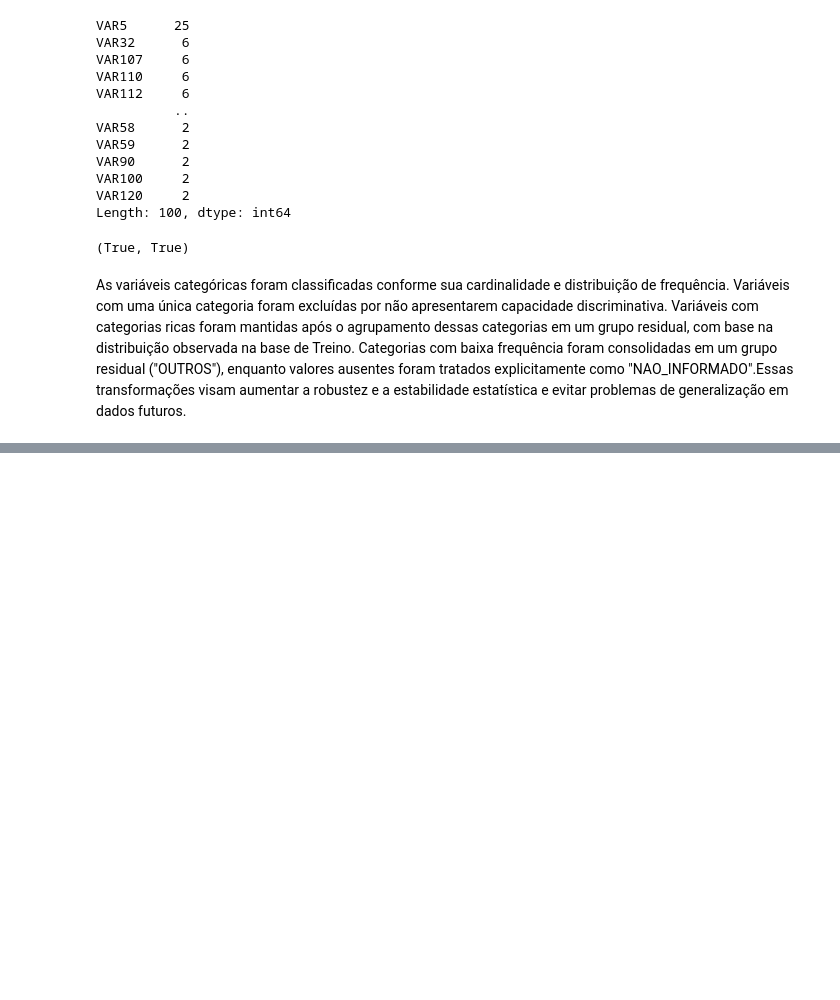
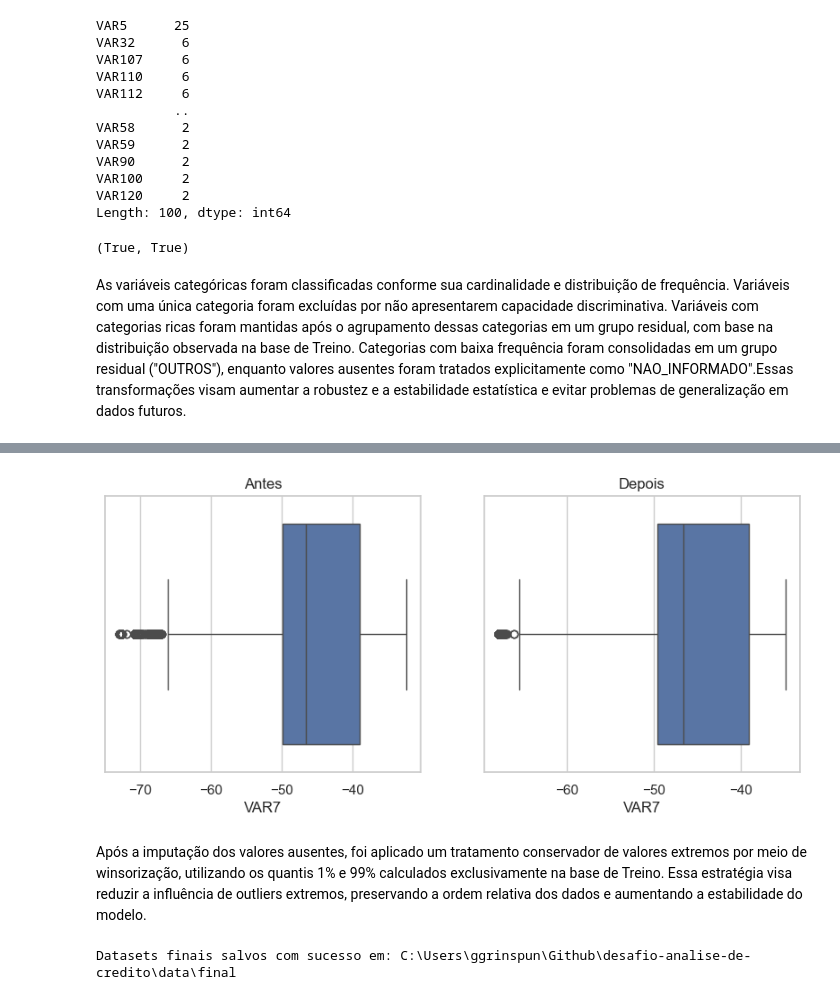
Before and after one commit to GGrinspun/desafio-analise-de-credito, a Jupyter notebook: notebooks/01_eda_and_preprocessing.ipynb, the cells around one changed output, grey strips where cells are left out. Cells and saved outputs as stored; diff of their text form; code cells hidden in the pictures; blank space fills up the shorter version.

```diff
--- a/notebooks/01_eda_and_preprocessing.ipynb
+++ b/notebooks/01_eda_and_preprocessing.ipynb
@@ -607,0 +577,3 @@ plt.show()
+# %%
+num_impute_values = df_train_cat[num_cols].median()
+print(num_impute_values.head(20))
@@ -607,0 +601,4 @@ plt.show()
+# %%
+df_train_cat[num_cols] = df_train_cat[num_cols].fillna(num_impute_values)
+df_test_cat[num_cols]  = df_test_cat[num_cols].fillna(num_impute_values)
+df_oot_cat[num_cols]   = df_oot_cat[num_cols].fillna(num_impute_values)
@@ -607,0 +612,17 @@ plt.show()
+# %%
+winsor_limits = {}
+
+for col in num_cols:
+    lower = df_train_cat[col].quantile(0.01)
+    upper = df_train_cat[col].quantile(0.99)
+    winsor_limits[col] = (lower, upper)
+
+def apply_winsorize(df, limits):
+    df = df.copy()
+    for col, (low, high) in limits.items():
+        df[col] = df[col].clip(lower=low, upper=high)
+    return df
+
+df_train_cat = apply_winsorize(df_train_cat, winsor_limits)
+df_test_cat  = apply_winsorize(df_test_cat, winsor_limits)
+df_oot_cat   = apply_winsorize(df_oot_cat, winsor_limits)
@@ -607,0 +638,4 @@ plt.show()
+# %%
+col = num_cols[2]
+
+df_train_cat[col].describe(), df_train_cat[col].describe()
@@ -607,0 +661,37 @@ plt.show()
+# %%
+plt.figure(figsize=(10, 4))
+
+plt.subplot(1, 2, 1)
+sns.boxplot(x=df_train[col])
+plt.title("Antes")
+
+plt.subplot(1, 2, 2)
+sns.boxplot(x=df_train_cat[col])
+plt.title("Depois")
+
+plt.show()
+# %% [output]
+[figure, added]
+# %% [markdown]
+Após a imputação dos valores ausentes, foi aplicado um tratamento conservador de valores
+extremos por meio de winsorização, utilizando os quantis 1% e 99% calculados
+exclusivamente na base de Treino. Essa estratégia visa reduzir a influência de outliers
+extremos, preservando a ordem relativa dos dados e aumentando a estabilidade do modelo.
+# %%
+from pathlib import Path
+
+# Definir diretório base de dados
+DATA_DIR = Path("C:/Users/ggrinspun/Github/desafio-analise-de-credito/data")
+FINAL_DIR = DATA_DIR / "final"
+
+# Criar pasta data/final se não existir
+FINAL_DIR.mkdir(parents=True, exist_ok=True)
+
+# Salvar os datasets em parquet
+df_train_cat.to_parquet(FINAL_DIR / "train.parquet", index=False)
+df_test_cat.to_parquet(FINAL_DIR / "test.parquet", index=False)
+df_oot_cat.to_parquet(FINAL_DIR / "oot.parquet", index=False)
+
+print("Datasets finais salvos com sucesso em:", FINAL_DIR.resolve())
+# %% [output]
+Datasets finais salvos com sucesso em: C:\Users\ggrinspun\Github\desafio-analise-de-credito\data\final
```
Also changed, not shown: parts of 19 cells of this notebook, 1 other file.
